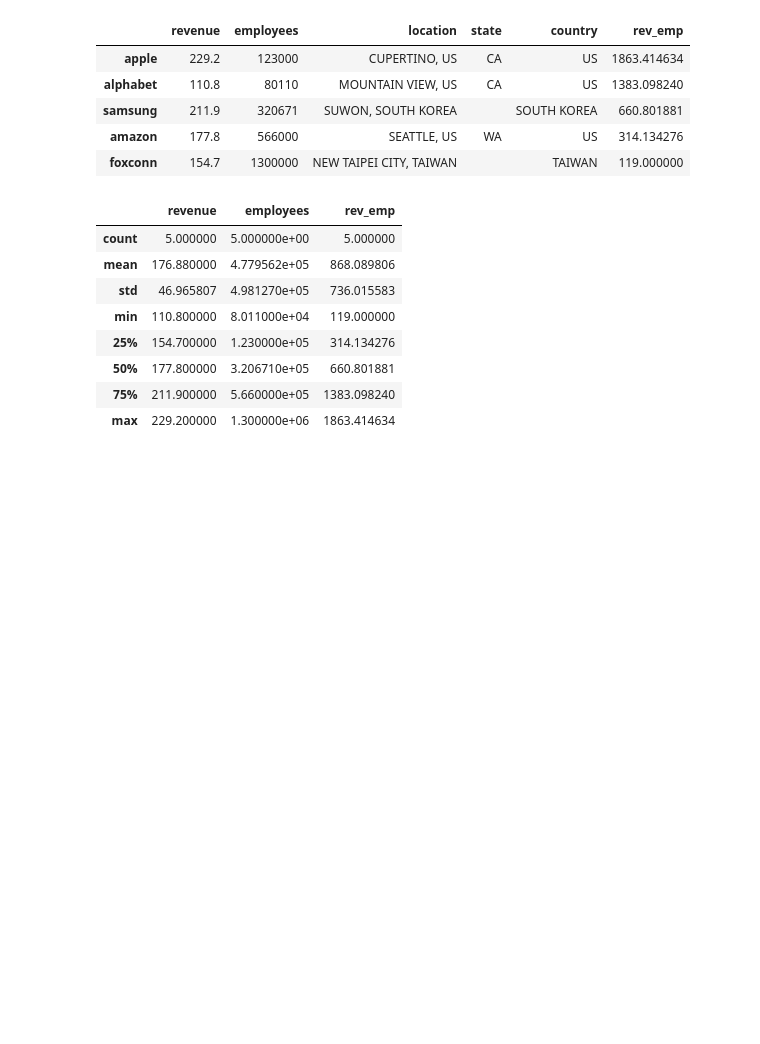
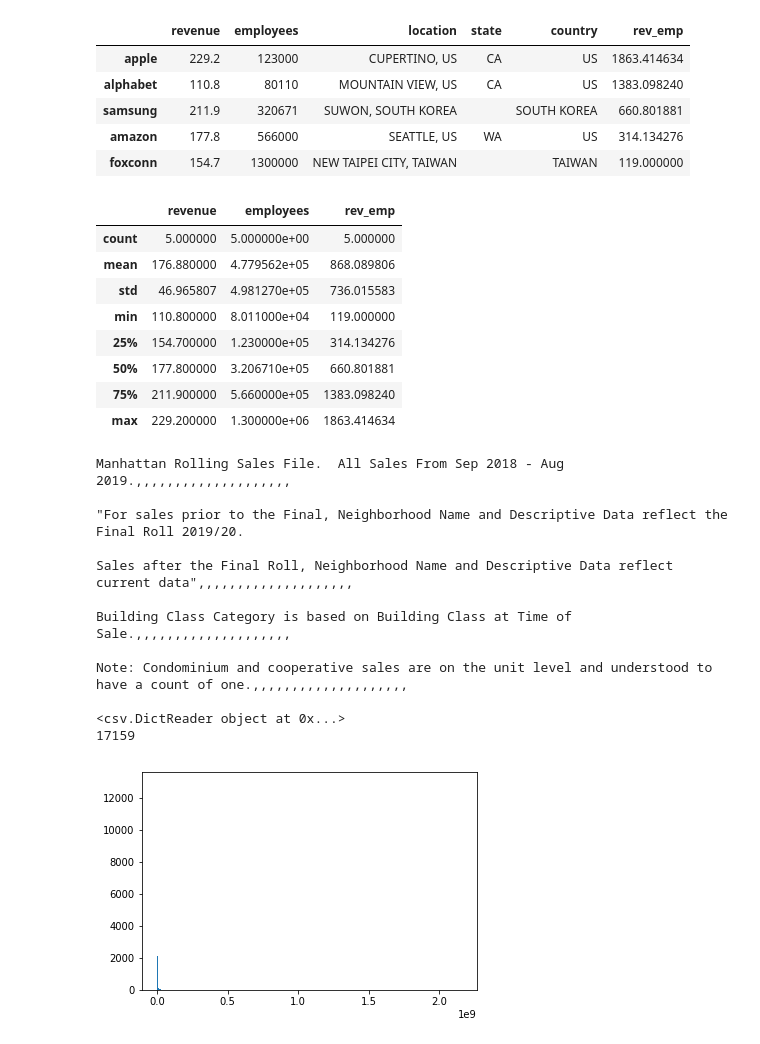
Before and after one commit to foureyes/csci-ua.0480-fall2019-003, a Jupyter notebook: notebooks/pandas/scratch.ipynb, the cells around one changed output. Drawn from its saved outputs; the diff is of its cells as text; code cells hidden in the pictures; blank space fills up the shorter version.

Commit message:
add data cleaning

```diff
--- a/notebooks/pandas/scratch.ipynb
+++ b/notebooks/pandas/scratch.ipynb
@@ -1330,3 +1330,33 @@ c.describe()
 | 50% | 177.800000 | 3.206710e+05 | 660.801881 |
 | 75% | 211.900000 | 5.660000e+05 | 1383.098240 |
 | max | 229.200000 | 1.300000e+06 | 1863.414634 |
+# %%
+import csv
+import matplotlib.pyplot as plt
+with open('../rollingsales_manhattan.csv') as f:
+    for i in range(5):
+        print(f.readline())
+    d = csv.DictReader(f)
+    print(d)
+    """
+    for row in d:
+        print(row)
+    """
+    prices = [int(row[ ' SALE PRICE '].replace(',', '')) for row in d if row[ ' SALE PRICE ' ].replace(',', '').isnumeric()]
+    # print(prices)
+    plt.hist(prices, bins=1000)
+    print(len(prices))
+# %% [output]
+﻿Manhattan Rolling Sales File.  All Sales From Sep 2018 - Aug 2019.,,,,,,,,,,,,,,,,,,,,
+
+"For sales prior to the Final, Neighborhood Name and Descriptive Data reflect the Final Roll 2019/20.
+
+Sales after the Final Roll, Neighborhood Name and Descriptive Data reflect current data",,,,,,,,,,,,,,,,,,,,
+
+Building Class Category is based on Building Class at Time of Sale.,,,,,,,,,,,,,,,,,,,,
+
+Note: Condominium and cooperative sales are on the unit level and understood to have a count of one.,,,,,,,,,,,,,,,,,,,,
+
+<csv.DictReader object at 0x...>
+17159
+[figure, added]
```
Also changed, not shown: 4 other files.
